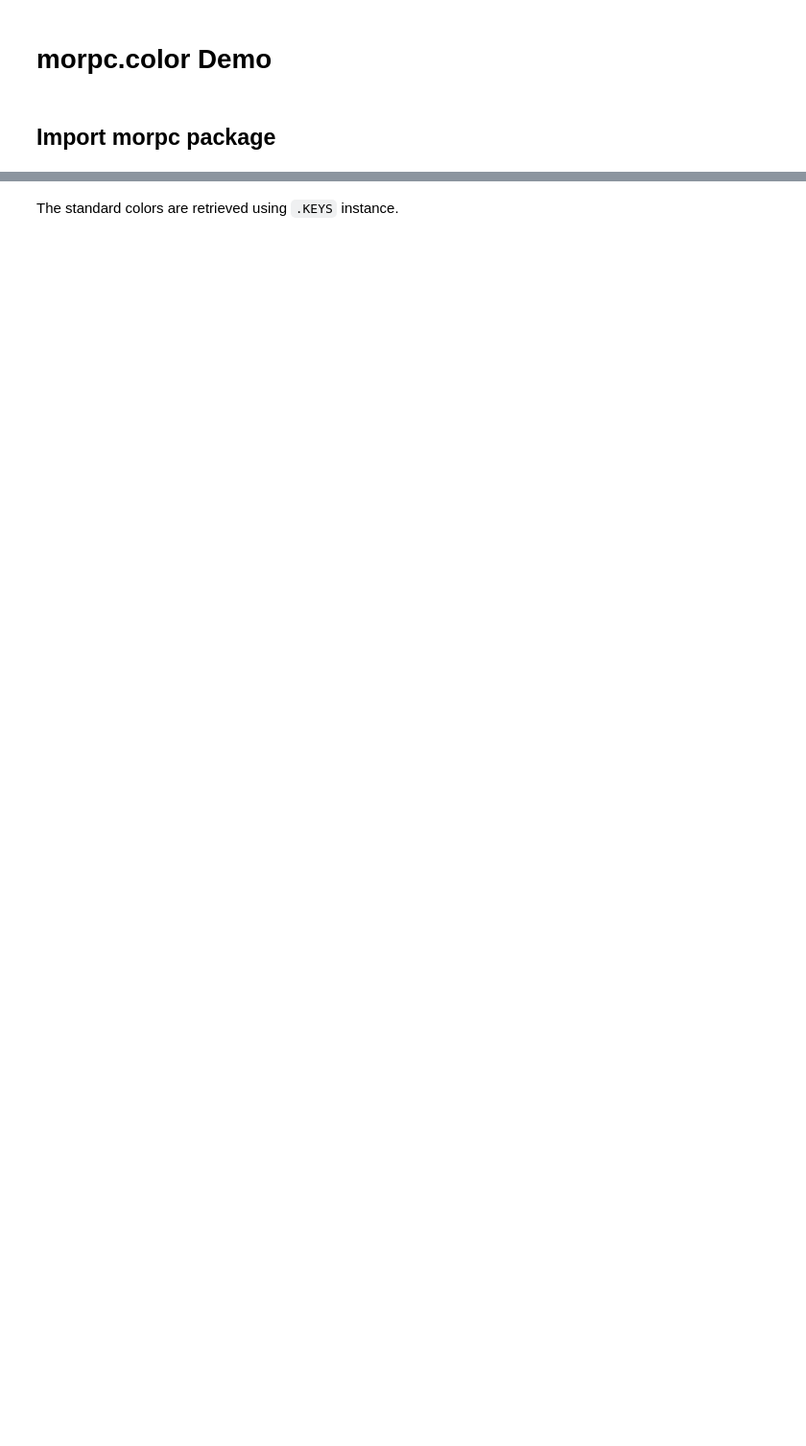
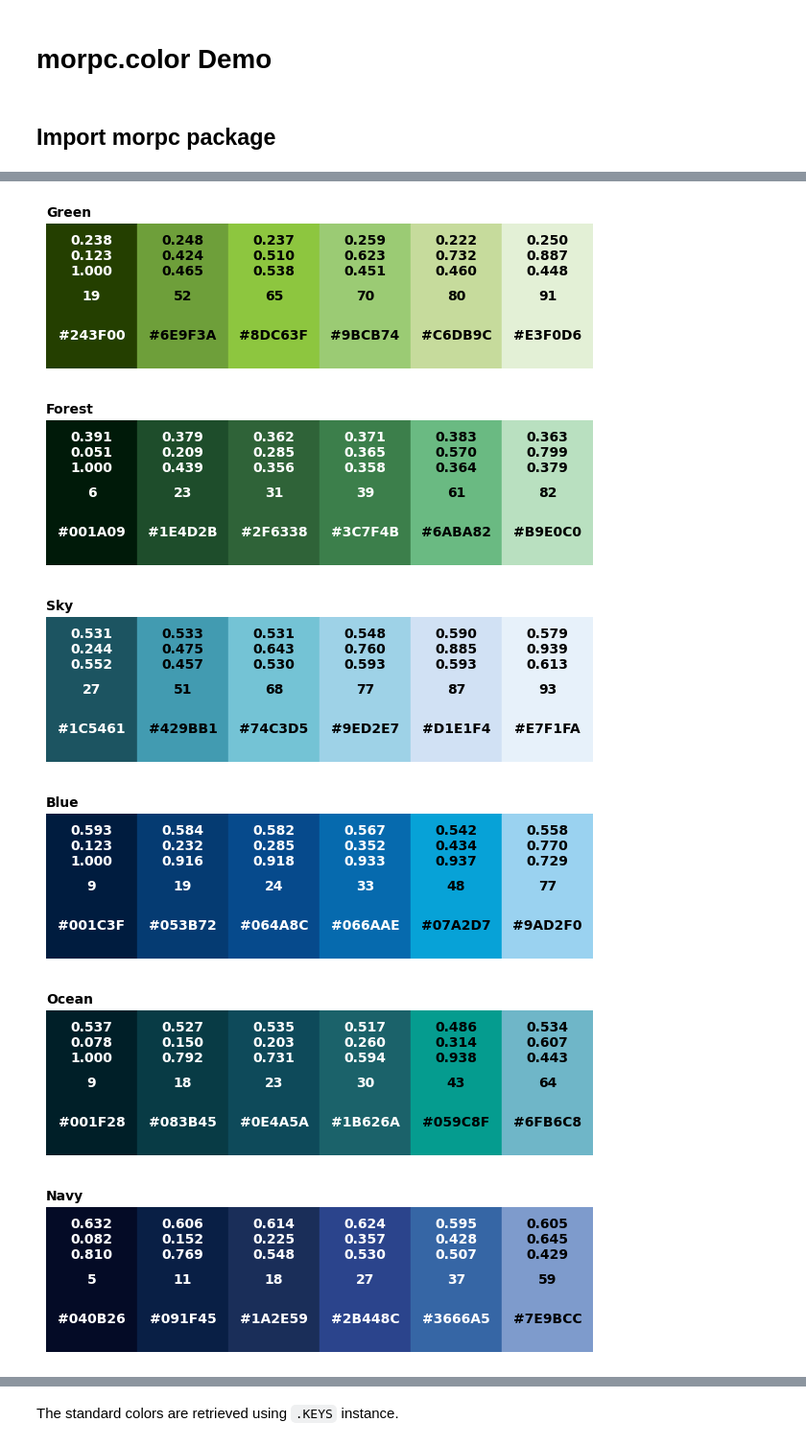
Before and after one commit to morpc/morpc-py, a Jupyter notebook: doc/09-morpc-color-demo.ipynb, the cells around one changed output, grey strips where cells are left out. Shown at 96% size. Cells and saved outputs as stored; diff of their text form; code cells hidden in the pictures; blank space fills up the shorter version.

Commit message:
Update color with new palette, edit GetColors class

```diff
--- a/doc/09-morpc-color-demo.ipynb
+++ b/doc/09-morpc-color-demo.ipynb
@@ -7,6 +17,12 @@ import morpc
 # %%
 import morpc.color
 
-for level in morpc.color.morpc_colors_2026:
-    for color in morpc.color.morpc_colors_2026[level]:
-        morpc.color.plot_from_hex_list(morpc.color.morpc_colors_2026[level][color].values(), title=color)
+for color in morpc.color.morpc_colors:
+    morpc.color.plot_from_hex_list([x for x in morpc.color.morpc_colors[color].values()][1:], title=color)
+# %% [output]
+[figure, added]
+[figure, added]
+[figure, added]
+[figure, added]
+[figure, added]
+[figure, added]
```
Also changed, not shown: parts of 42 cells of this notebook, 5 other files.
